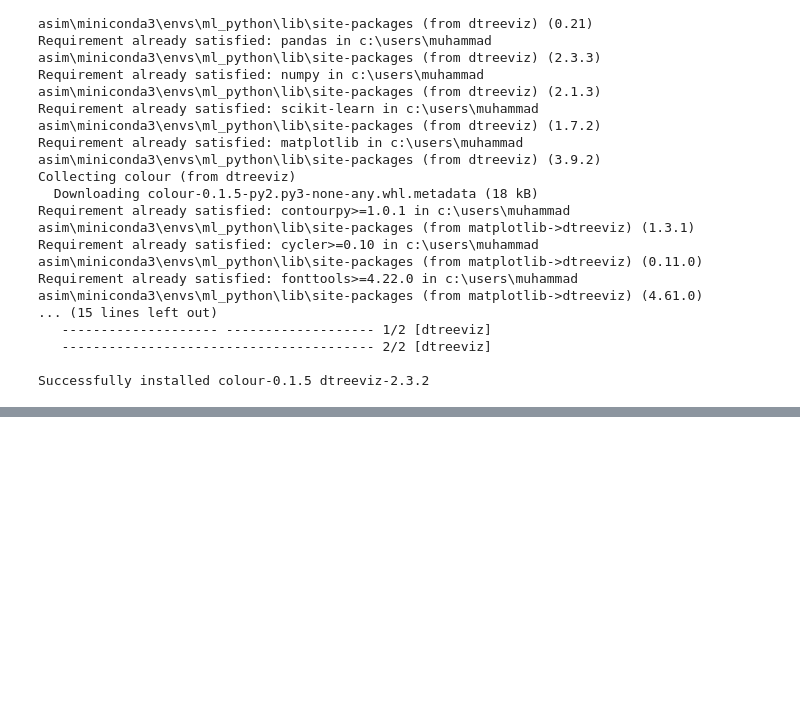
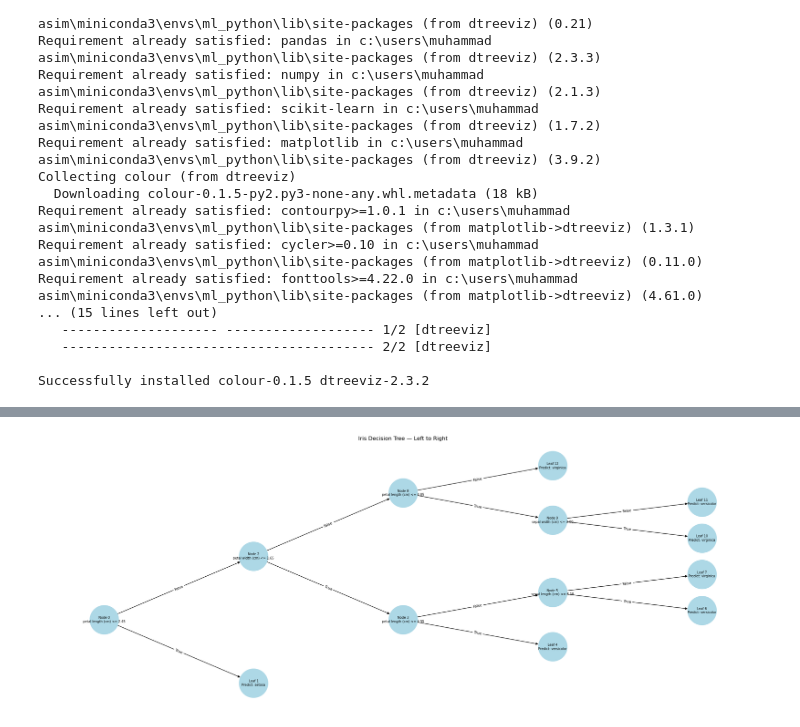
Before and after one commit to swatiasim56g-afk/Machine_Learning, a Jupyter notebook: 29_Day/Decision_Tree_By_DTreeviz.ipynb, the cells around one changed output, grey strips where cells are left out. Saved outputs shown, nothing was run; the diff lists cells and outputs as text; code cells hidden in the pictures; blank space fills up the shorter version.

```diff
--- a/29_Day/Decision_Tree_By_DTreeviz.ipynb
+++ b/29_Day/Decision_Tree_By_DTreeviz.ipynb
@@ -146,0 +70,90 @@ ExecutableNotFound: failed to execute 'dot', make sure the Graphviz executables
+# %%
+import networkx as nx
+import matplotlib.pyplot as plt
+from sklearn.tree import _tree
+
+tree = model.tree_
+graph = nx.DiGraph()
+labels = {}
+
+def add_nodes(node_id=0):
+    if tree.feature[node_id] != _tree.TREE_UNDEFINED:
+        feature = iris.feature_names[tree.feature[node_id]]
+        threshold = tree.threshold[node_id]
+        labels[node_id] = f"Node {node_id}\n{feature} <= {threshold:.2f}"
+    else:
+        prediction = iris.target_names[tree.value[node_id][0].argmax()]
+        labels[node_id] = f"Leaf {node_id}\nPredict: {prediction}"
+
+    graph.add_node(node_id)
+
+    left = tree.children_left[node_id]
+    right = tree.children_right[node_id]
+
+    if left != _tree.TREE_LEAF:
+        graph.add_edge(node_id, left, label="True")
+        add_nodes(left)
+
+    if right != _tree.TREE_LEAF:
+        graph.add_edge(node_id, right, label="False")
+        add_nodes(right)
+
+add_nodes()
+
+# Hierarchical positions: root at left, leaves toward right
+def set_positions(node, depth=0, y_pos=None, positions=None):
+    if positions is None:
+        positions = {}
+    if y_pos is None:
+        y_pos = [0]
+
+    left = tree.children_left[node]
+    right = tree.children_right[node]
+
+    if left != _tree.TREE_LEAF:
+        set_positions(left, depth + 1, y_pos, positions)
+
+    if right != _tree.TREE_LEAF:
+        set_positions(right, depth + 1, y_pos, positions)
+
+    if left == _tree.TREE_LEAF and right == _tree.TREE_LEAF:
+        positions[node] = (depth, y_pos[0])
+        y_pos[0] += 1
+    else:
+        child_positions = [
+            positions[child]
+            for child in (left, right)
+            if child != _tree.TREE_LEAF
+        ]
+        positions[node] = (
+            depth,
+            sum(p[1] for p in child_positions) / len(child_positions)
+        )
+
+    return positions
+
+pos = set_positions(0)
+
+plt.figure(figsize=(22, max(8, len(labels) * 0.35)))
+
+nx.draw(
+    graph,
+    pos,
+    labels=labels,
+    with_labels=True,
+    node_size=4000,
+    node_color="lightblue",
+    font_size=7,
+    arrows=True
+)
+
+edge_labels = nx.get_edge_attributes(graph, "label")
+nx.draw_networkx_edge_labels(
+    graph, pos, edge_labels=edge_labels, font_size=8
+)
+
+plt.title("Iris Decision Tree — Left to Right")
+plt.axis("off")
+plt.show()
+# %% [output]
+[figure, added]
```
Also changed, not shown: parts of 12 cells of this notebook.
